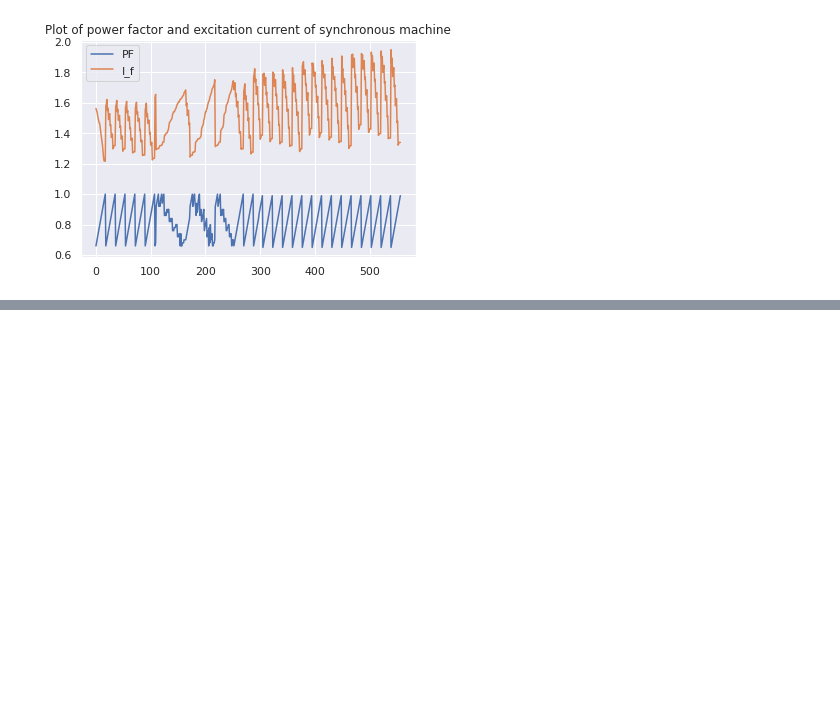
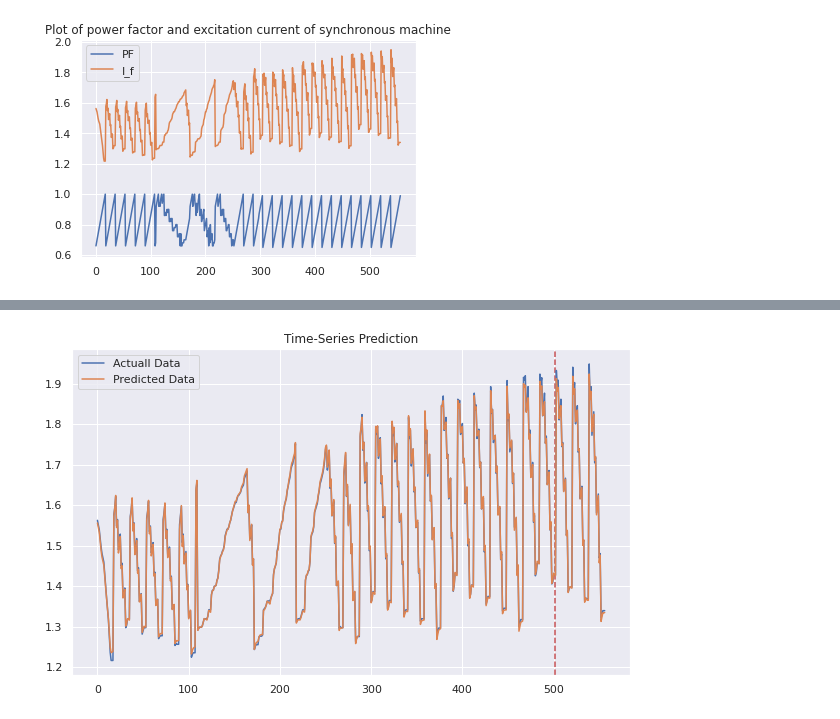
Before and after one commit to Cepera90/sync_maschine, a Jupyter notebook: sync-maschine.ipynb, the cells around one changed output, grey strips where cells are left out. Drawn from its saved outputs; the diff is of its cells as text; code cells hidden in the pictures; blank space fills up the shorter version.

```diff
--- a/sync-maschine.ipynb
+++ b/sync-maschine.ipynb
@@ -127,0 +76,7 @@ plt.show()
+# %%
+#reshaping to rows, timestamps, features
+
+X_train_tensors_final = torch.reshape(X_train_tensors,   (X_train_tensors.shape[0], 1, X_train_tensors.shape[1]))
+
+
+X_test_tensors_final = torch.reshape(X_test_tensors,  (X_test_tensors.shape[0], 1, X_test_tensors.shape[1]))
@@ -127,0 +117,11 @@ plt.show()
+# %%
+num_epochs = 1000 #1000 epochs
+learning_rate = 0.001 #0.001 lr
+
+input_size = 4 #number of features
+hidden_size = 2 #number of features in hidden state
+num_layers = 1 #number of stacked lstm layers
+
+num_classes = 1 #number of output classes
+# %%
+lstm1 = LSTM1(num_classes, input_size, hidden_size, num_layers, X_train_tensors_final.shape[1]) #our lstm class
@@ -127,0 +155,25 @@ plt.show()
+# %%
+df_X_ss = ss.transform(data.drop(['I_f'], axis=1)) #old transformers
+df_y_mm = mm.transform(data['I_f'].values.reshape(-1, 1)) #old transformers
+
+df_X_ss = Variable(torch.Tensor(df_X_ss)) #converting to Tensors
+df_y_mm = Variable(torch.Tensor(df_y_mm))
+#reshaping the dataset
+df_X_ss = torch.reshape(df_X_ss, (df_X_ss.shape[0], 1, df_X_ss.shape[1]))
+# %%
+train_predict = lstm1(df_X_ss)#forward pass
+data_predict = train_predict.data.numpy() #numpy conversion
+dataY_plot = df_y_mm.data.numpy()
+
+data_predict = mm.inverse_transform(data_predict) #reverse transformation
+dataY_plot = mm.inverse_transform(dataY_plot)
+plt.figure(figsize=(10,6)) #plotting
+plt.axvline(x=502, c='r', linestyle='--') #size of the training set
+
+plt.plot(dataY_plot, label='Actuall Data') #actual plot
+plt.plot(data_predict, label='Predicted Data') #predicted plot
+plt.title('Time-Series Prediction')
+plt.legend()
+plt.show()
+# %% [output]
+[figure, added]
```
Also changed, not shown: parts of 16 cells of this notebook.
